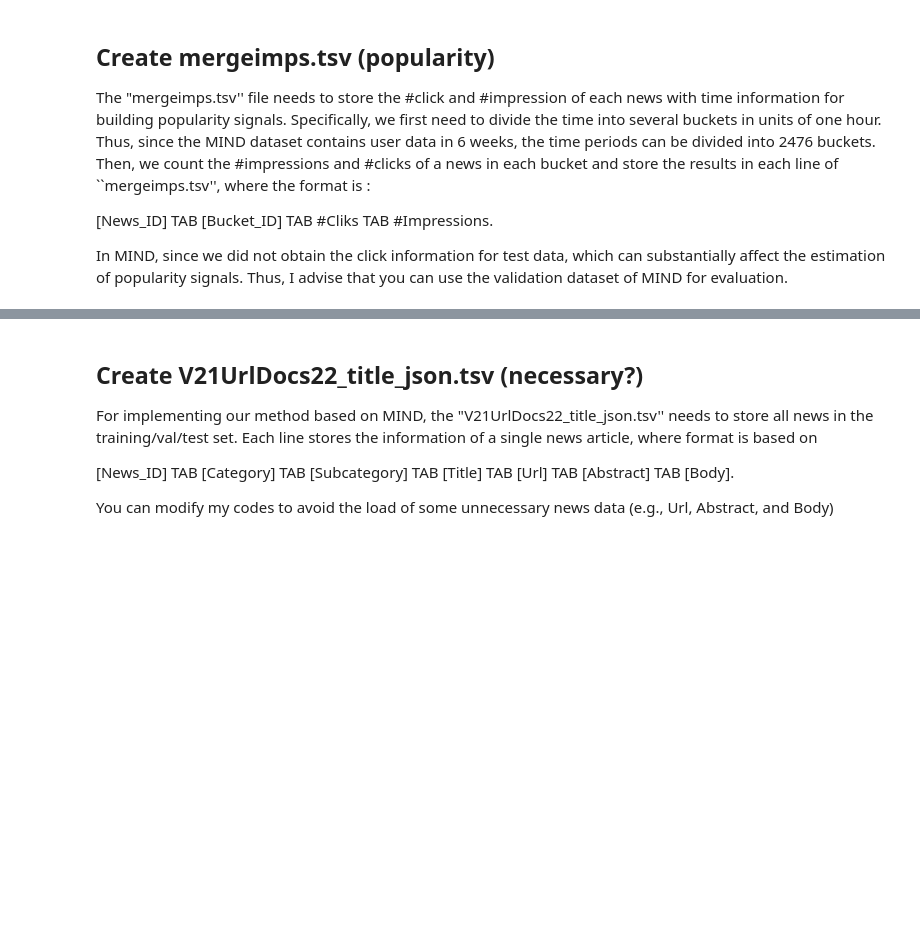
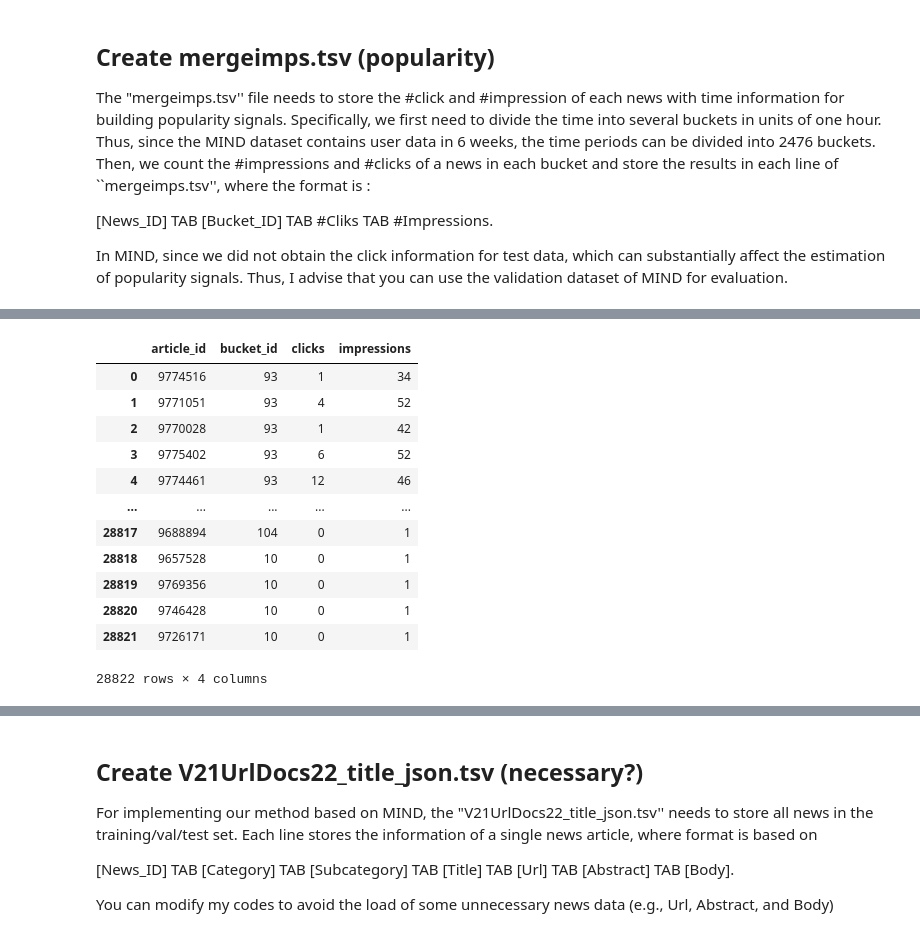
Before and after one commit to IvoBrink/RecSys-PP-Rec, a Jupyter notebook: data/Challenge/ebnerd_original/reformat_data.ipynb, the cells around one changed output, grey strips where cells are left out. Drawn from its saved outputs; the diff is of its cells as text; code cells hidden in the pictures; blank space fills up the shorter version.

```diff
--- a/data/Challenge/ebnerd_original/reformat_data.ipynb
+++ b/data/Challenge/ebnerd_original/reformat_data.ipynb
@@ -49,0 +76,31 @@ In MIND, since we did not obtain the click information for test data, which can
+# %%
+double_dict = {}
+
+for i, row in behaviors.iterrows():
+
+    for article_id in row["article_ids_inview"]:
+        if str(article_id) + "-" + str(row["bucket_id"]) not in double_dict:
+            double_dict[str(article_id) + "-" + str(row["bucket_id"])] = {"article_id": article_id, "bucket_id": row["bucket_id"], "clicks": 0, "impressions": 0}
+        double_dict[str(article_id) + "-" + str(row["bucket_id"])]["impressions"] += 1
+
+    for article_id in row["article_ids_clicked"]:
+        if str(article_id) + "-" + str(row["bucket_id"]) not in double_dict:
+            double_dict[str(article_id) + "-" + str(row["bucket_id"])] = {"article_id": article_id, "bucket_id": row["bucket_id"], "clicks": 0, "impressions": 0}
+        double_dict[str(article_id) + "-" + str(row["bucket_id"])]["clicks"] += 1
+
+mergeimps = pd.DataFrame(double_dict.values())
+mergeimps
+# %% [output]
+|  | article_id | bucket_id | clicks | impressions |
+| 0 | 9774516 | 93 | 1 | 34 |
+| 1 | 9771051 | 93 | 4 | 52 |
+| 2 | 9770028 | 93 | 1 | 42 |
+| 3 | 9775402 | 93 | 6 | 52 |
+| 4 | 9774461 | 93 | 12 | 46 |
+| ... | ... | ... | ... | ... |
+| 28817 | 9688894 | 104 | 0 | 1 |
+| 28818 | 9657528 | 10 | 0 | 1 |
+| 28819 | 9769356 | 10 | 0 | 1 |
+| 28820 | 9746428 | 10 | 0 | 1 |
+| 28821 | 9726171 | 10 | 0 | 1 |
+28822 rows × 4 columns
```
Also changed, not shown: parts of 6 cells of this notebook, 2 other files.
